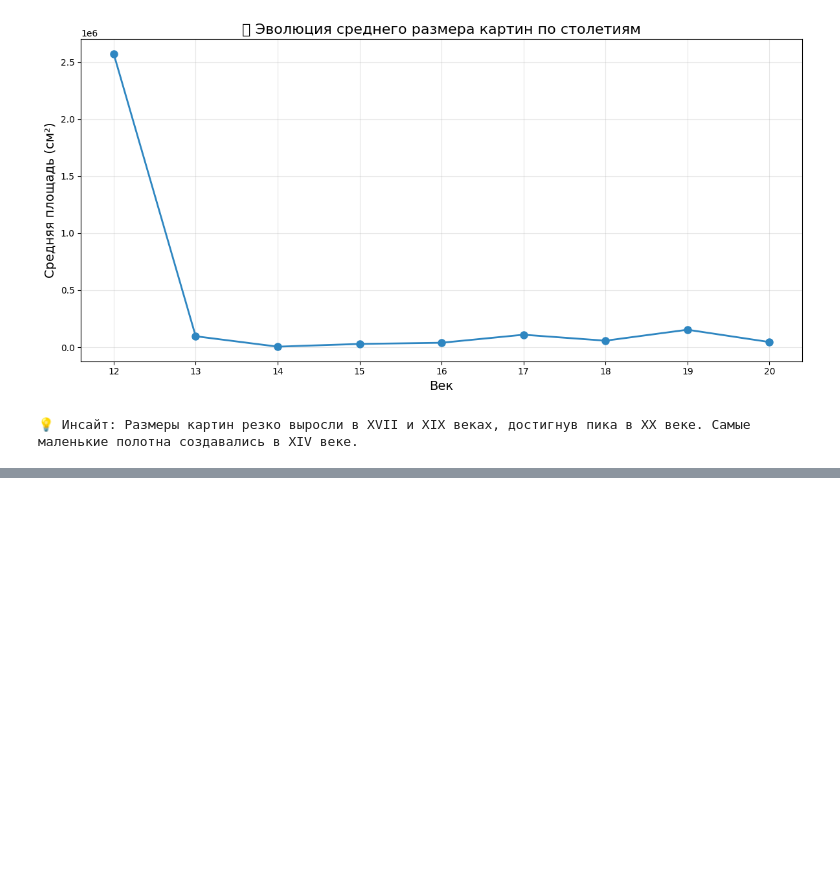
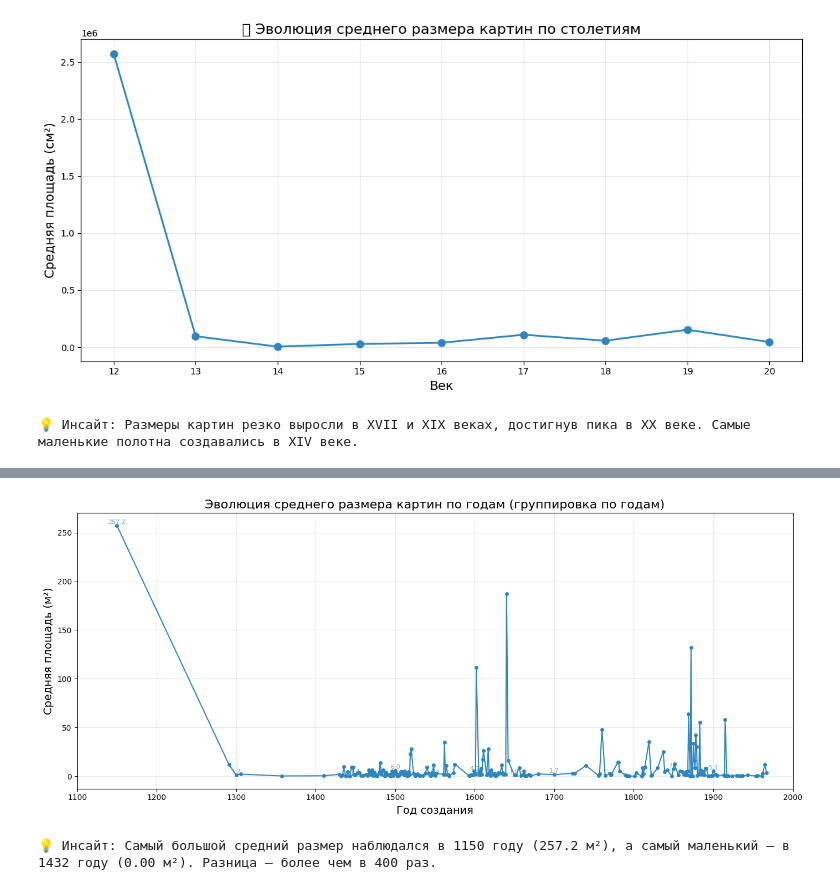
Before and after one commit to BODUNOVAsofia/python-ai-bodunova-sofia, a Jupyter notebook: notebooks/week3_linear_graph.ipynb, the cells around one changed output, grey strips where cells are left out. Cells and saved outputs as stored; diff of their text form; code cells hidden in the pictures; blank space fills up the shorter version.

```diff
--- a/notebooks/week3_linear_graph.ipynb
+++ b/notebooks/week3_linear_graph.ipynb
@@ -998,0 +264,47 @@ Passing `palette` without assigning `hue` is deprecated and will be removed in v
+# %%
+# График 1. Шаг 1. Переход от веков к годам (группировка по годам)
+
+import matplotlib.pyplot as plt
+
+# Убедимся, что area существует
+if "area" not in df_paintings.columns:
+    df_paintings["area"] = df_paintings["height"] * df_paintings["width"]
+
+# Переводим площадь в квадратные метры
+df_paintings["area_m2"] = df_paintings["area"] / 10000
+
+# Группируем по годам и считаем среднюю площадь в м²
+year_avg = df_paintings.groupby("creationYear")["area_m2"].mean().reset_index()
+# Сортируем по году для красивого графика
+year_avg = year_avg.sort_values("creationYear")
+
+plt.figure(figsize=(14, 6))
+
+# Рисуем линию с точками
+plt.plot(year_avg["creationYear"], year_avg["area_m2"], marker="o", linestyle="-",
+         linewidth=1.5, markersize=4, color="#2E86C1")
+
+# Добавляем числовые метки над каждой точкой (только для наглядности, но их много – можно не все)
+# Для читаемости показываем метки с шагом, например, каждые 50 лет
+step = 50
+for _, row in year_avg.iterrows():
+    if row["creationYear"] % step == 0:  # показываем только для круглых дат
+        plt.text(row["creationYear"], row["area_m2"] + 0.5,
+                 f"{row['area_m2']:.1f}",
+                 ha="center", va="bottom", fontsize=8, color="#2E86C1", alpha=0.7)
+
+plt.title("Эволюция среднего размера картин по годам (группировка по годам)", fontsize=16)
+plt.xlabel("Год создания", fontsize=14)
+plt.ylabel("Средняя площадь (м²)", fontsize=14)
+plt.grid(True, alpha=0.3)
+plt.xlim(1100, 2000)
+plt.tight_layout()
+plt.show()
+
+# Вывод инсайтов
+max_year = year_avg.loc[year_avg["area_m2"].idxmax()]
+min_year = year_avg.loc[year_avg["area_m2"].idxmin()]
+print(f"💡 Инсайт: Самый большой средний размер наблюдался в {int(max_year['creationYear'])} году ({max_year['area_m2']:.1f} м²), а самый маленький — в {int(min_year['creationYear'])} году ({min_year['area_m2']:.2f} м²). Разница — более чем в 400 раз.")
+# %% [output]
+[figure, added]
+💡 Инсайт: Самый большой средний размер наблюдался в 1150 году (257.2 м²), а самый маленький — в 1432 году (0.00 м²). Разница — более чем в 400 раз.
```
Also changed, not shown: parts of 33 cells of this notebook.
